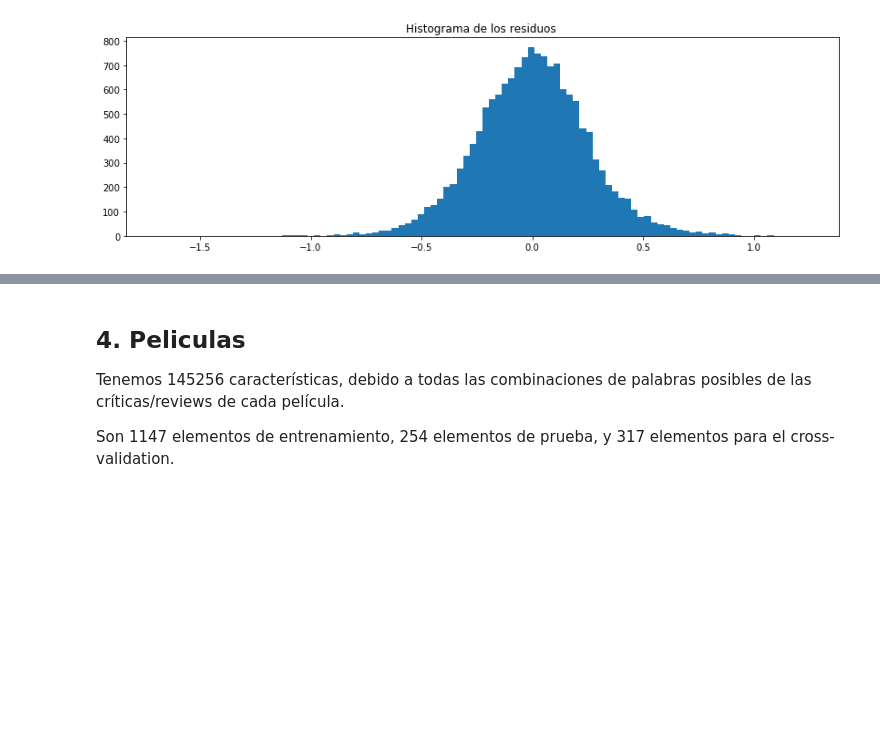
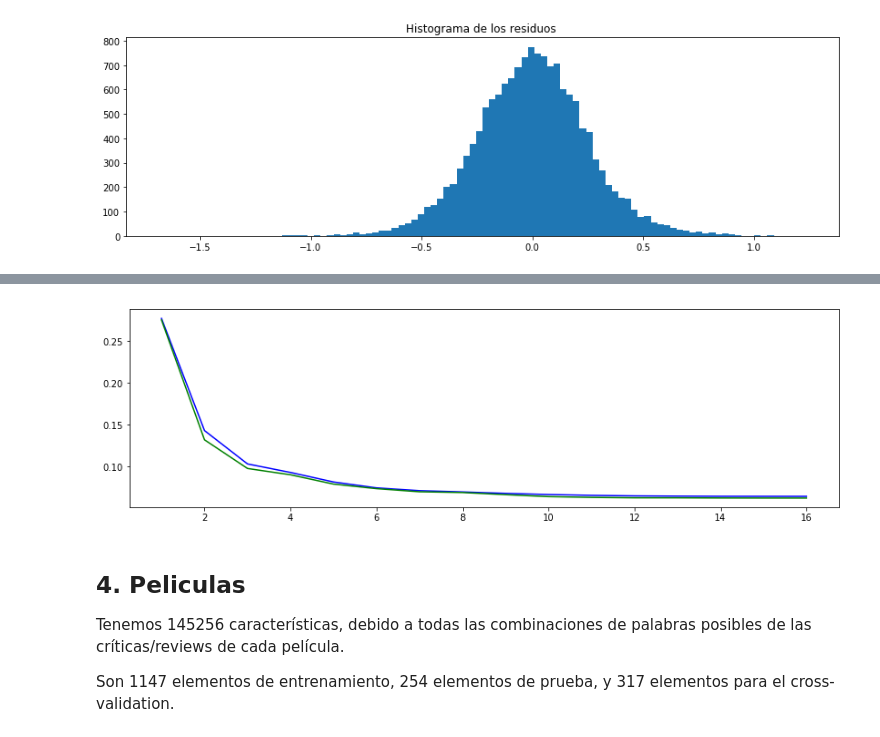
Before and after one commit to VitoVoti/ML_T1_LinReg, a Jupyter notebook: Tarea1 .ipynb, the cells around one changed output, grey strips where cells are left out. Saved outputs shown, nothing was run; the diff lists cells and outputs as text; code cells hidden in the pictures; blank space fills up the shorter version.

```diff
--- a/Tarea1 .ipynb
+++ b/Tarea1 .ipynb
@@ -456,0 +573,11 @@ ValueError: Can only compare identically-labeled DataFrame objects
+# %%
+listaf = []
+listaf1 =[]
+
+for i in range(17):
+    #k = f[i]-1
+    j = f1[i]-1
+    listaf.append(names_regressors[k])
+    listaf1.append(names_regressors[j])
+print(listaf)
+print(listaf1)
@@ -456,0 +593,23 @@ ValueError: Can only compare identically-labeled DataFrame objects
+# %%
+def error(orden,names,X,y):
+    l = []
+    mse = []
+    model = lm.LinearRegression(fit_intercept=False)
+    for i in range(X.shape[1]-1):
+        l.append(X[:,orden[i]])
+        M = np.transpose(l)
+        model.fit(M,y)
+        yhat = model.predict(M)
+        mse.append(np.mean(np.power(yhat-y,2)))
+    return mse
+
+Xm = df_scaled_train2.as_matrix()
+Ym = ytrain2.as_matrix()
+x_test2 = pd.DataFrame(scaler2.transform(Xtest2),columns=Xtest2.columns)
+x_test2.insert(x_test2.shape[1], 'intercept', np.ones(x_test2.shape[0]))
+
+xt = x_test2.as_matrix()
+yt = ytest2
+f1 = fss(Xm,Ym,names_regressors)
+mse_train = error(f1,names_regressors,Xm,Ym)
+mse_test = error(f1,names_regressors,xt,yt)
@@ -457,3 +634,10 @@ ValueError: Can only compare identically-labeled DataFrame objects
+# %%
+x = np.arange(16)
+plt.plot(x+1,mse_train,color="b")
+plt.plot(x+1,mse_test,color = "g")
+plt.show()
+# %% [output]
+[figure, added]
 # %% [markdown]
 ## 4. Peliculas
 
```
Also changed, not shown: parts of 20 cells of this notebook.
